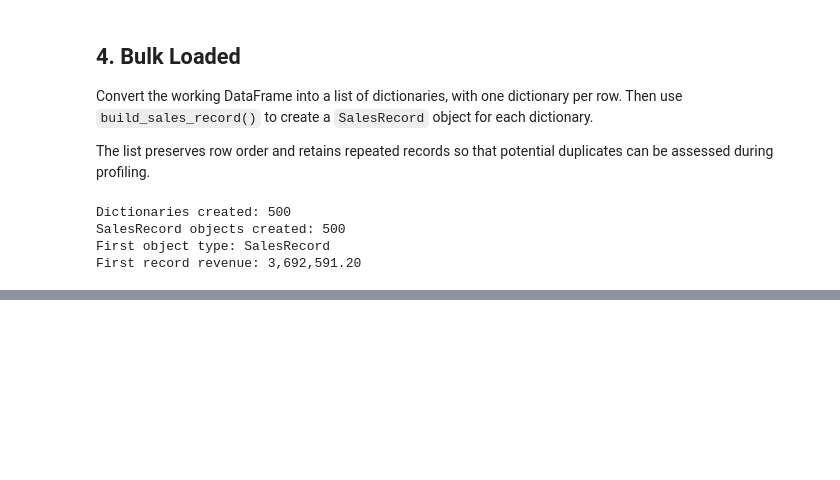
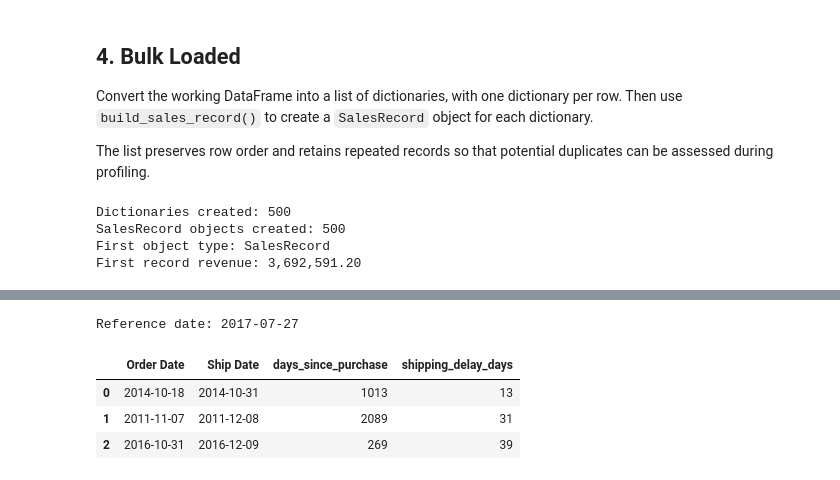
Before and after one commit to antoniosg2025-stack/DataColletion-PreProcessing, a Jupyter notebook: DataCollection_Preprocessing.ipynb, the cells around one changed output, grey strips where cells are left out. Drawn from its saved outputs; the diff is of its cells as text; code cells hidden in the pictures; blank space fills up the shorter version.

```diff
--- a/DataCollection_Preprocessing.ipynb
+++ b/DataCollection_Preprocessing.ipynb
@@ -173,0 +427,40 @@ First record revenue: 3,692,591.20
+# %%
+# Keep the transformation checkpoint unchanged.
+featured_sales = transformed_sales.copy()
+
+# Use a reproducible reference date based on the selected dataset.
+reference_date = (
+    featured_sales["Order Date"].max() + pd.Timedelta(days=1)
+)
+
+# Calculate purchase age relative to the reference date.
+featured_sales["days_since_purchase"] = (
+    reference_date - featured_sales["Order Date"]
+).dt.days
+
+# Calculate the number of days between purchase and shipment.
+featured_sales["shipping_delay_days"] = (
+    featured_sales["Ship Date"] - featured_sales["Order Date"]
+).dt.days
+
+# Check that both features contain valid, non-negative values.
+feature_columns = ["days_since_purchase", "shipping_delay_days"]
+
+assert featured_sales[feature_columns].notna().all().all(), (
+    "Missing values detected in date features."
+)
+assert featured_sales[feature_columns].ge(0).all().all(), (
+    "Negative values detected in date features."
+)
+
+print(f"Reference date: {reference_date:%Y-%m-%d}")
+
+featured_sales[
+    ["Order Date", "Ship Date", *feature_columns]
+].head(3)
+# %% [output]
+Reference date: 2017-07-27
+|  | Order Date | Ship Date | days_since_purchase | shipping_delay_days |
+| 0 | 2014-10-18 | 2014-10-31 | 1013 | 13 |
+| 1 | 2011-11-07 | 2011-12-08 | 2089 | 31 |
+| 2 | 2016-10-31 | 2016-12-09 | 269 | 39 |
```
Also changed, not shown: parts of 16 cells of this notebook, 3 other files.
